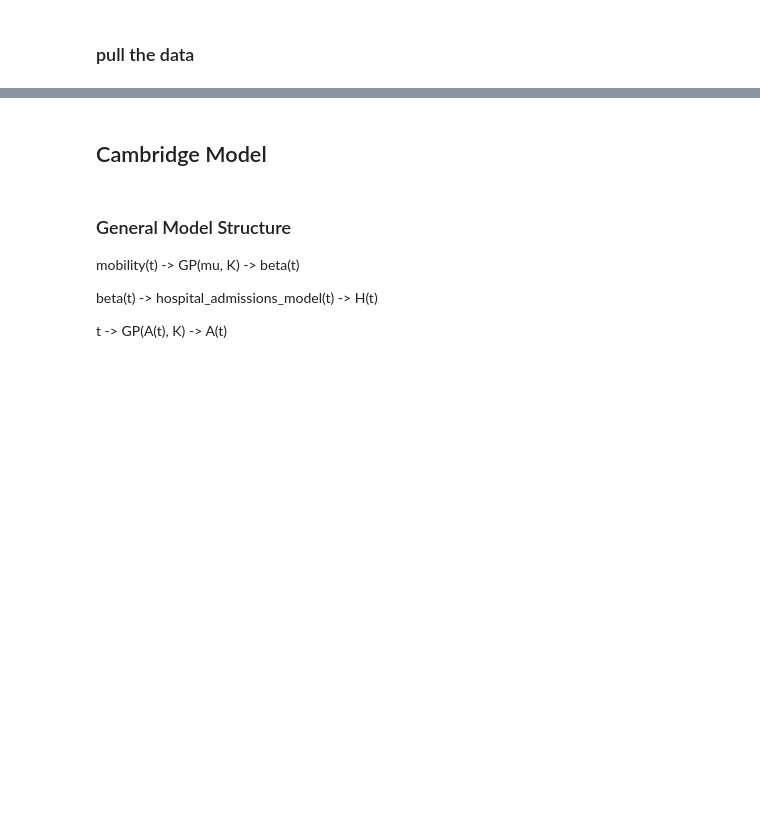
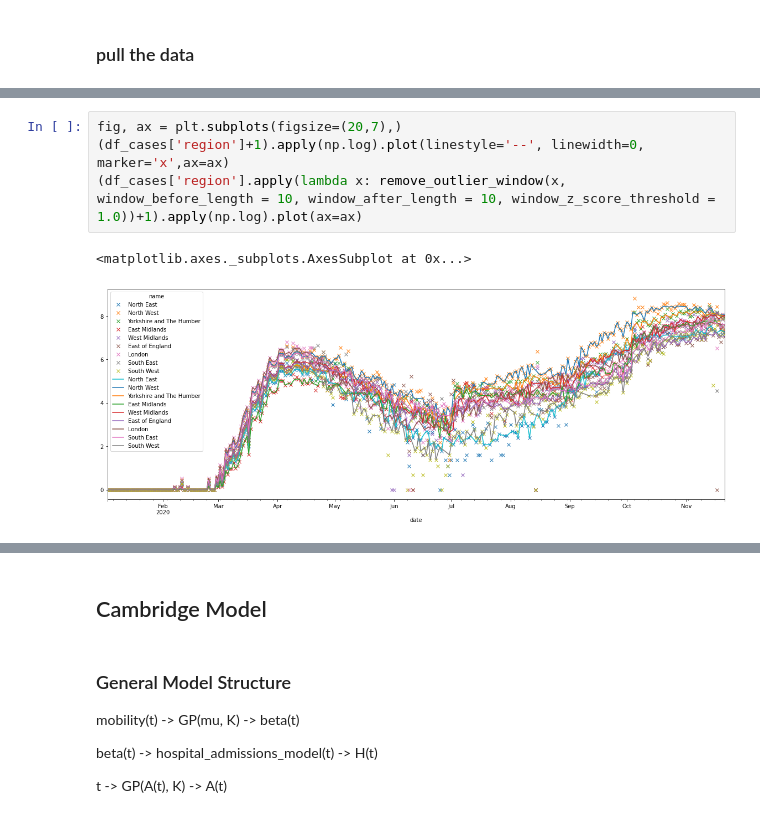
Before and after one commit to SamHollings/covid19_analysis, a Jupyter notebook: Cambridge_CPAS_paper.ipynb, the cells around one changed output, grey strips where cells are left out. Drawn from its saved outputs; the diff is of its cells as text; blank space fills up the shorter version.

```diff
--- a/Cambridge_CPAS_paper.ipynb
+++ b/Cambridge_CPAS_paper.ipynb
@@ -97,0 +220,7 @@ ax = df_england_nhse_feed.set_index('date')['log_newCasesBySpecDatePositiveRate'
+# %%
+fig, ax = plt.subplots(figsize=(20,7),)
+(df_cases['region']+1).apply(np.log).plot(linestyle='--', linewidth=0, marker='x',ax=ax)
+(df_cases['region'].apply(lambda x: remove_outlier_window(x, window_before_length = 10, window_after_length = 10, window_z_score_threshold = 1.0))+1).apply(np.log).plot(ax=ax)
+# %% [output]
+<matplotlib.axes._subplots.AxesSubplot at 0x...>
+[figure, added]
```
Also changed, not shown: parts of 51 cells of this notebook, 7 other files.
